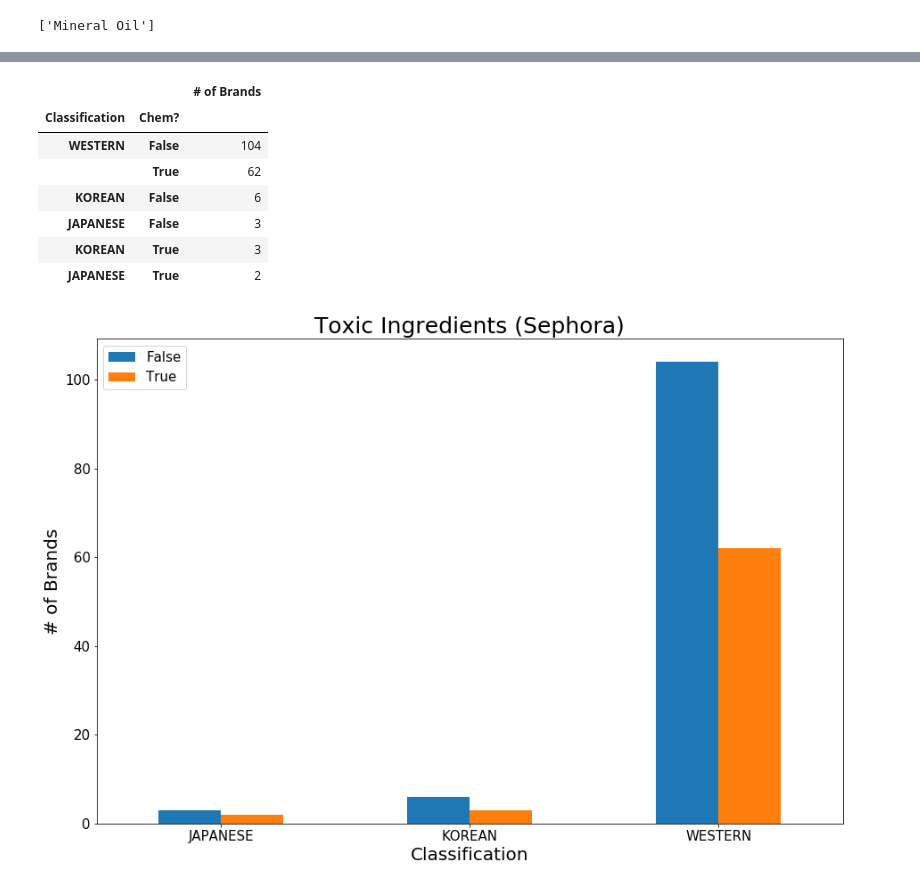
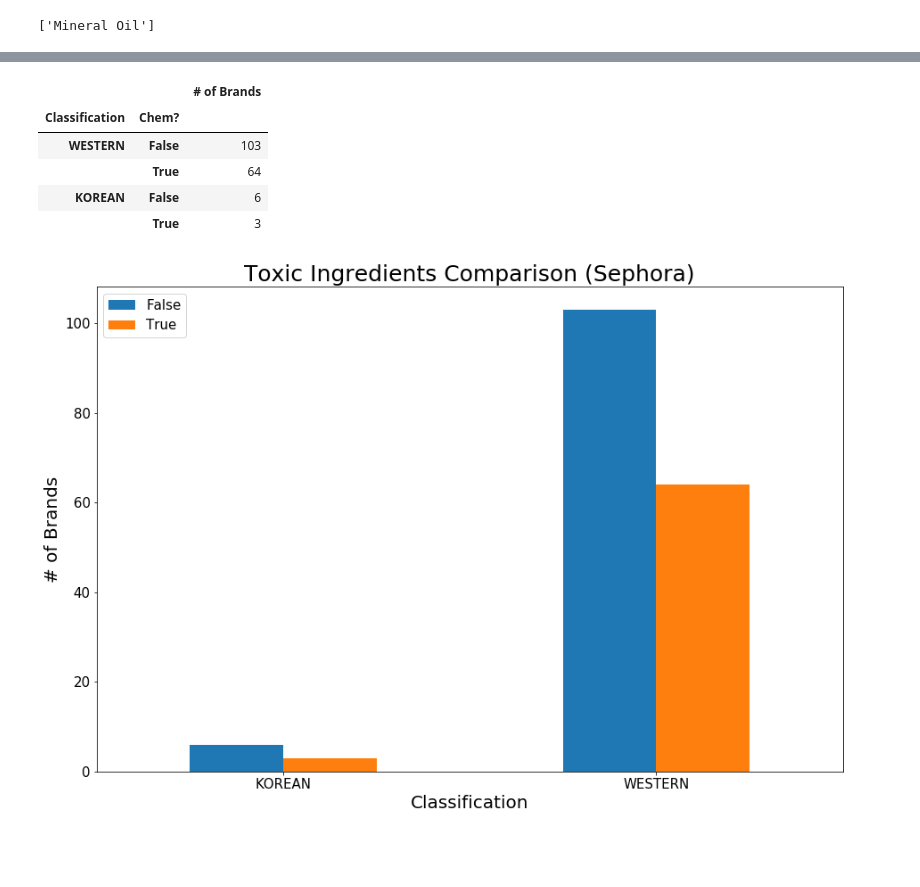
Before and after one commit to nicleong27/EastvsWest_Beauty, a Jupyter notebook: Sephora_Data_Checks.ipynb, the cells around one changed output, grey strips where cells are left out. Drawn from its saved outputs; the diff is of its cells as text; code cells hidden in the pictures; blank space fills up the shorter version.

```diff
--- a/Sephora_Data_Checks.ipynb
+++ b/Sephora_Data_Checks.ipynb
@@ -37,7 +37,18 @@ df.head()
 # %%
 #search for the number of products that contain chemicals in chemical list
 df['ingredients_final'] = df['ingredients']
-chemical_list = ['Titanium Dioxide', 'Talc', 'Benzophenone', 'Ginkgo Biloba Extract', 'Carbon Black']
+chemical_list = ['Titanium Dioxide',
+                 'Benzophenone',
+                 'Ginkgo Biloba Extract',
+                 'Coffee',
+                 'Aloe Vera, Whole Leaf Extract',
+                 'Caffeic Acid',
+                 'Butylated Hydroxyanisole',
+                 'Acetaldehyde',
+                 'Benzo[A]Pyrene',
+                 'Benz[A]Anthracene',
+                 'Estragole',
+                 'Safrole']
 
 df['Chem?'] = df['ingredients'].str.contains('|'.join(chemical_list))
 #check if there are any null values
@@ -153,7 +176,10 @@ df2.head()
 # %%
 sephora_df = df2[['Label', 'brand', 'name', 'rank', 'Chem?', 'Classification']]
-sephora_df.reset_index()
-sephora_df.head()
+# sephora_df.reset_index()
+# sephora_df.head()
+
+sephora_df_comp = sephora_df[sephora_df['Classification'] != 'JAPANESE']
+sephora_df_comp
 # %% [output]
 |  | Label | brand | name | rank | Chem? | Classification |
 | 0 | moisturizing-cream-oils-mists | LA MER | Crème de la Mer | 4.1 | False | WESTERN |
@@ -164,31 +202,29 @@ sephora_df.head()
 # %%
 #group by Classification, Chem and count brands
-groups = sephora_df.groupby(['Classification', 'Chem?']).nunique('brand')
-sephora_df = groups
+groups = sephora_df_comp.groupby(['Classification', 'Chem?']).nunique('brand')
+sephora_df_comp = groups
 
-sephora_df = sephora_df.rename(columns={'brand':'# of Brands'})
-sephora_df_count = sephora_df[['# of Brands']]
+sephora_df_comp = sephora_df_comp.rename(columns={'brand':'# of Brands'})
+sephora_df_count = sephora_df_comp[['# of Brands']]
 sephora_df_count = sephora_df_count.sort_values(by=['# of Brands'], ascending=False)
 sephora_df_count
 # %% [output]
 |  |  | # of Brands |
 | Classification | Chem? |  |
-| WESTERN | False | 104 |
-|  | True | 62 |
+| WESTERN | False | 103 |
+|  | True | 64 |
 | KOREAN | False | 6 |
-| JAPANESE | False | 3 |
-| KOREAN | True | 3 |
-| JAPANESE | True | 2 |
+|  | True | 3 |
 # %%
 #Plot datapoints
 ax = sephora_df_count.groupby(['Classification', 'Chem?']).sum()['# of Brands'].unstack().plot(kind='bar', stacked=False, figsize=[15,10])
 ax.set_xlabel('Classification', fontsize=20)
 ax.set_ylabel('# of Brands', fontsize=20)
-ax.set_title('Toxic Ingredients (Sephora)', fontsize=25)
+ax.set_title('Toxic Ingredients Comparison (Sephora)', fontsize=25)
 ax.tick_params(axis='both', labelsize=15)
 ax.legend(loc='upper left', fontsize=15)
 ax.tick_params(axis='x', rotation=0)
 # %% [output]
-[figure, old version]
+[figure, new version]
 # %%
 sephora_df2 = df2[['Label', 'brand', 'name', 'rank', 'Chem?', 'Classification']]
```
Also changed, not shown: parts of 13 cells of this notebook.
